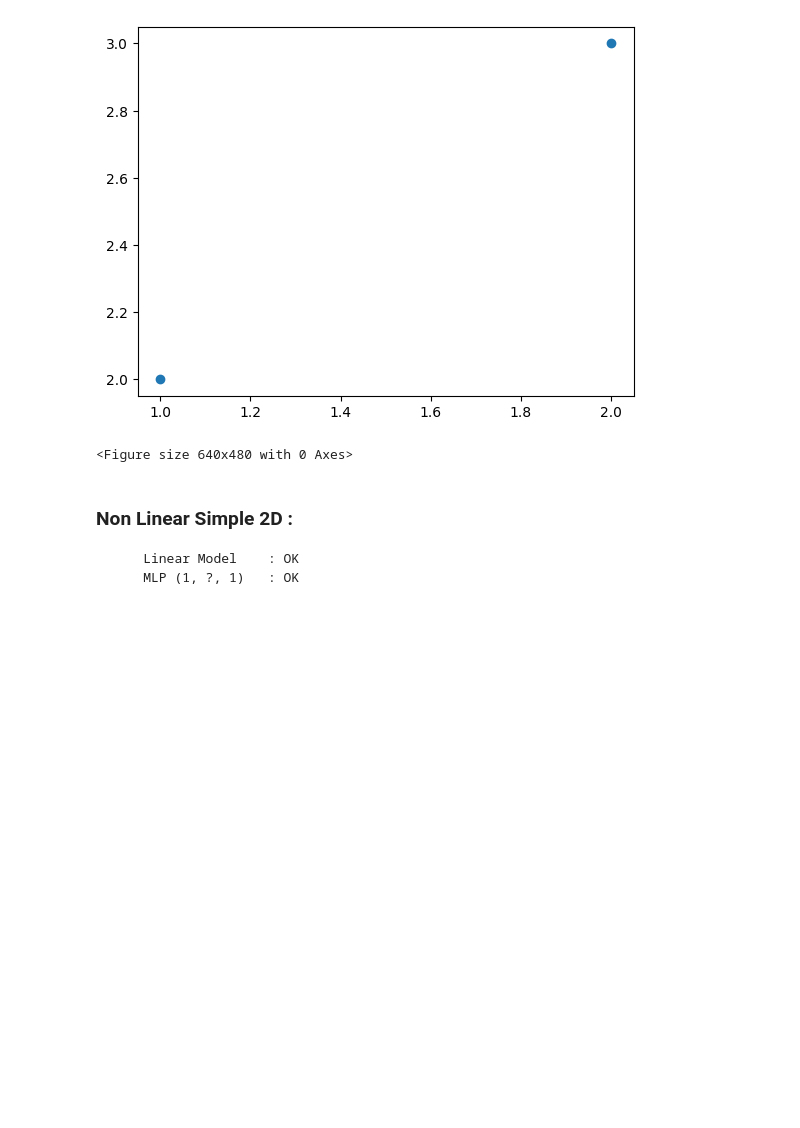
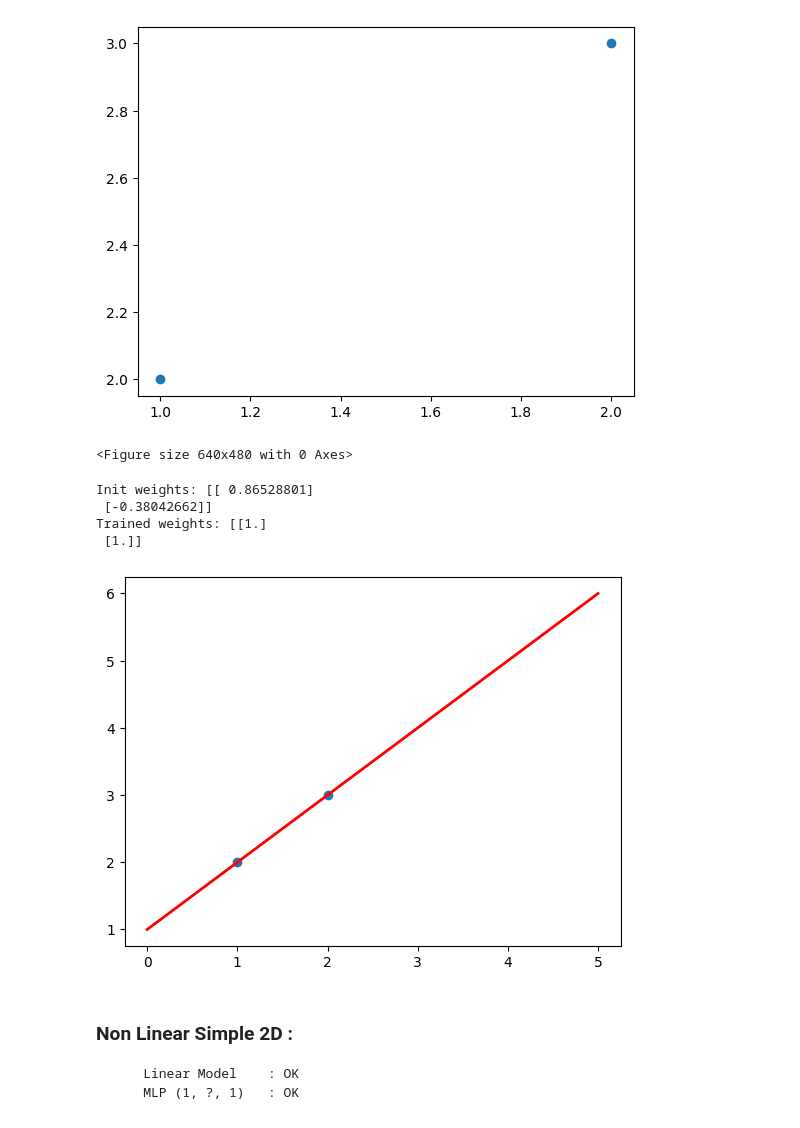
Before and after one commit to xaxam2001/Snake, a Jupyter notebook: python-test-folder/[Notebook] Cas de tests.ipynb, the cells around one changed output. Cells and saved outputs as stored; diff of their text form; code cells hidden in the pictures; blank space fills up the shorter version.

Commit message:
implementing the Linear Regression and validating test cases

```diff
--- a/python-test-folder/[Notebook] Cas de tests.ipynb
+++ b/python-test-folder/[Notebook] Cas de tests.ipynb
@@ -344,6 +344,30 @@ plt.clf()
 # %% [output]
 [figure]
 <Figure size 640x480 with 0 Axes>
+# %%
+lr = ML_lib.LinearRegressor(input_size=1)
+print("Init weights:", lr.get_weights())
+lr.train(X, Y)
+print("Trained weights:", lr.get_weights())
+
+x_values = np.linspace(0, 5)
+x_values = np.expand_dims(x_values, axis=1) # Make it a 2D array with shape (100, 1)
+
+y_values = lr.predict_batch(x_values)
+
+plt.figure()
+
+# Plot the line (x, y)
+plt.plot(x_values, y_values, color='red', linewidth=2)
+plt.scatter(X, Y)
+
+plt.show()
+# %% [output]
+Init weights: [[ 0.86528801]
+ [-0.38042662]]
+Trained weights: [[1.]
+ [1.]]
+[figure, added]
 # %% [markdown]
 ### Non Linear Simple 2D :
         Linear Model    : OK
```
Also changed, not shown: parts of 17 cells of this notebook, 8 other files.
